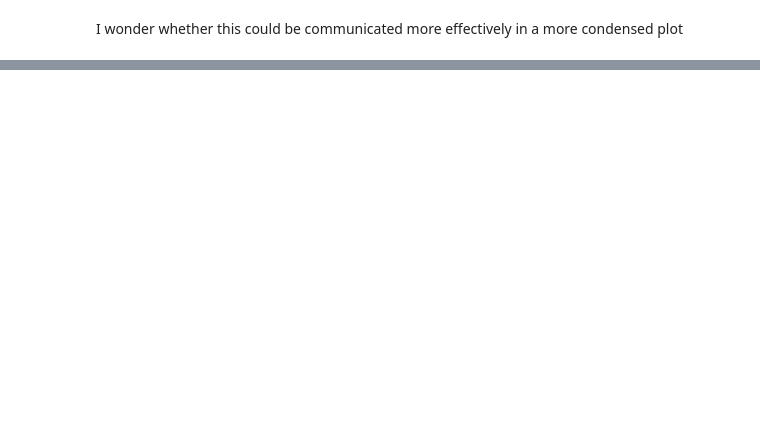
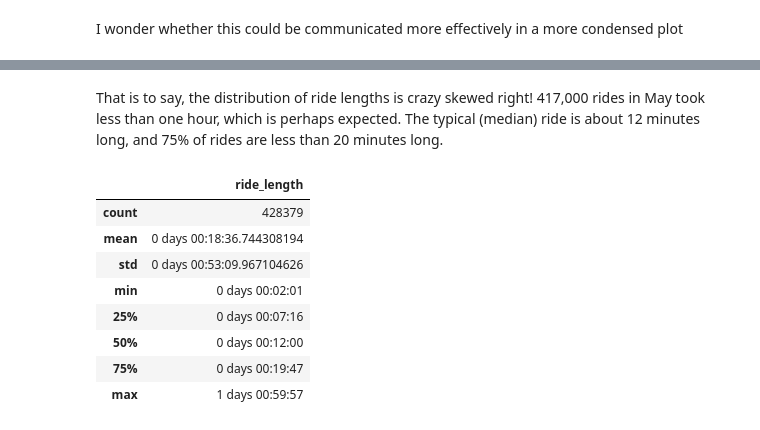
Before and after one commit to clarkaid/BlueBikesAnalysis, a Jupyter notebook: Analysis/eda.ipynb, the cells around one changed output, grey strips where cells are left out. Cells and saved outputs as stored; diff of their text form; code cells hidden in the pictures; blank space fills up the shorter version.

```diff
--- a/Analysis/eda.ipynb
+++ b/Analysis/eda.ipynb
@@ -262,0 +311,14 @@ Notes on this plot: To fiddle with this more, I would add the Month info in a ca
+# %% [markdown]
+That is to say, the distribution of ride lengths is crazy skewed right! 417,000 rides in May took less than one hour, which is perhaps expected. The typical (median) ride is about 12 minutes long, and 75% of rides are less than 20 minutes long.
+# %%
+leng.describe()
+# %% [output]
+|  | ride_length |
+| count | 428379 |
+| mean | 0 days 00:18:36.744308194 |
+| std | 0 days 00:53:09.967104626 |
+| min | 0 days 00:02:01 |
+| 25% | 0 days 00:07:16 |
+| 50% | 0 days 00:12:00 |
+| 75% | 0 days 00:19:47 |
+| max | 1 days 00:59:57 |
```
Also changed, not shown: parts of 10 cells of this notebook.
